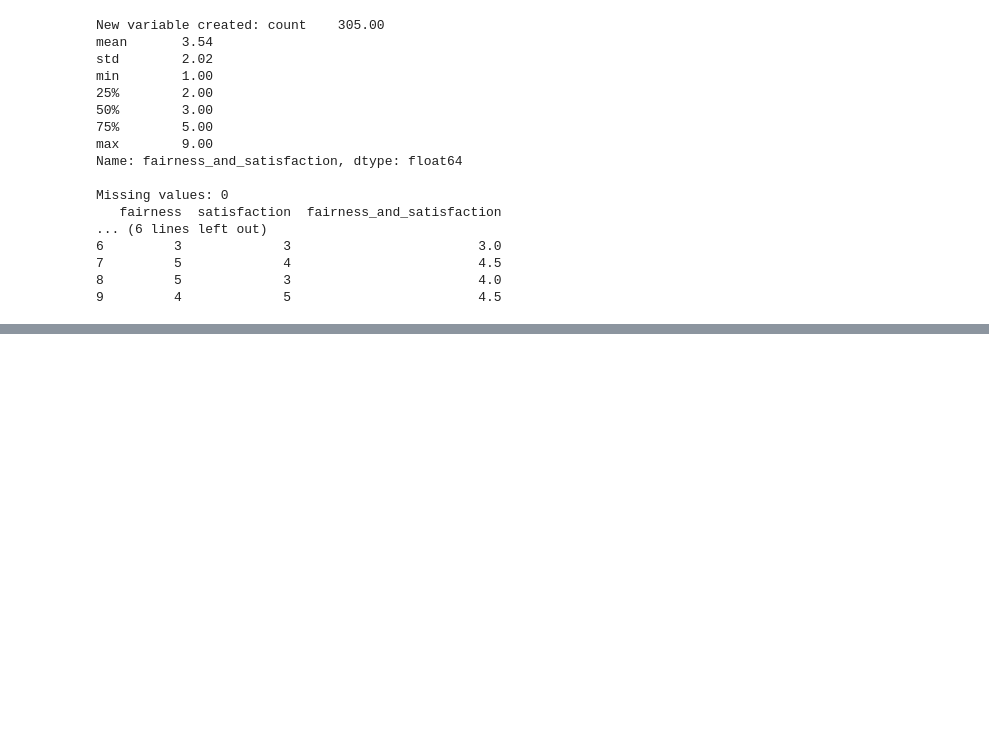
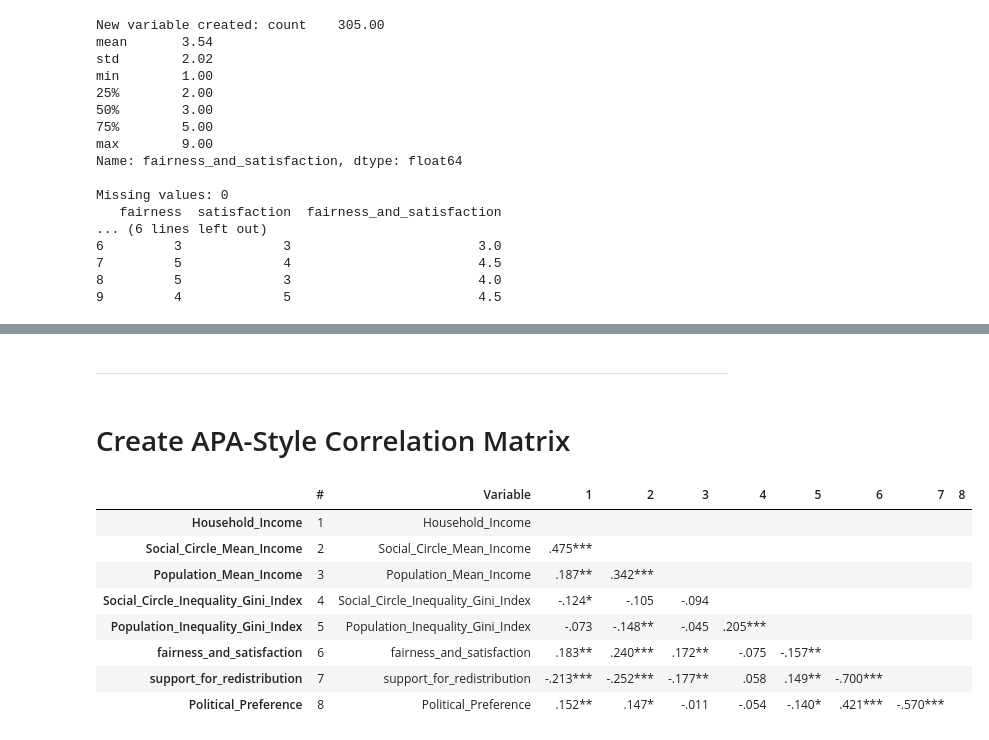
Before and after one commit to npisar/SI313-homework, a Jupyter notebook: correlation.ipynb, the cells around one changed output, grey strips where cells are left out. Drawn from its saved outputs; the diff is of its cells as text; code cells hidden in the pictures; blank space fills up the shorter version.

```diff
--- a/correlation.ipynb
+++ b/correlation.ipynb
@@ -178,0 +330,54 @@ Calculate descriptive statistics slide 27
+# %% [markdown]
+---
+# %% [markdown]
+# Create APA-Style Correlation Matrix
+# %%
+def export_apa_correlation(r_df, p_df):
+    # Create a mask for the upper triangle
+    mask = np.triu(np.ones_like(r_df, dtype=bool))
+
+    # Initialize the formatted DataFrame
+    apa_df = r_df.copy().astype(str)
+
+    for i in range(len(r_df.index)):
+        for j in range(len(r_df.columns)):
+            # Hide the upper triangle and diagonal
+            if mask[i, j]:
+                apa_df.iloc[i, j] = ""
+                continue
+
+            r_val = r_df.iloc[i, j]
+            p_val = p_df.iloc[i, j]
+
+            # Add stars
+            stars = ""
+            if p_val < .001: stars = "***"
+            elif p_val < .01: stars = "**"
+            elif p_val < .05: stars = "*"
+
+            # Format to 2 or 3 decimal places (APA usually uses 2 or 3)
+            # This version keeps 3 for precision
+            formatted_r = f"{r_val:.3f}".replace("0.", ".")  # Remove leading zero for APA style
+            apa_df.iloc[i, j] = f"{formatted_r}{stars}"
+
+    # Rename columns to 1, 2, 3... to follow APA table headers
+    apa_df.columns = [f"{i+1}" for i in range(len(apa_df.columns))]
+    # Add the variable names as the first column
+    apa_df.insert(0, "Variable", r_df.index)
+    # Add a column for the index numbers
+    apa_df.insert(0, "#", range(1, len(apa_df) + 1))
+
+    return apa_df
+
+apa_table = export_apa_correlation(r_values, p_values)
+apa_table
+# %% [output]
+|  | # | Variable | 1 | 2 | 3 | 4 | 5 | 6 | 7 | 8 |
+| Household_Income | 1 | Household_Income |  |  |  |  |  |  |  |  |
+| Social_Circle_Mean_Income | 2 | Social_Circle_Mean_Income | .475*** |  |  |  |  |  |  |  |
+| Population_Mean_Income | 3 | Population_Mean_Income | .187** | .342*** |  |  |  |  |  |  |
+| Social_Circle_Inequality_Gini_Index | 4 | Social_Circle_Inequality_Gini_Index | -.124* | -.105 | -.094 |  |  |  |  |  |
+| Population_Inequality_Gini_Index | 5 | Population_Inequality_Gini_Index | -.073 | -.148** | -.045 | .205*** |  |  |  |  |
+| fairness_and_satisfaction | 6 | fairness_and_satisfaction | .183** | .240*** | .172** | -.075 | -.157** |  |  |  |
+| support_for_redistribution | 7 | support_for_redistribution | -.213*** | -.252*** | -.177** | .058 | .149** | -.700*** |  |  |
+| Political_Preference | 8 | Political_Preference | .152** | .147* | -.011 | -.054 | -.140* | .421*** | -.570*** |  |
```
Also changed, not shown: parts of 28 cells of this notebook, 1 other file.
